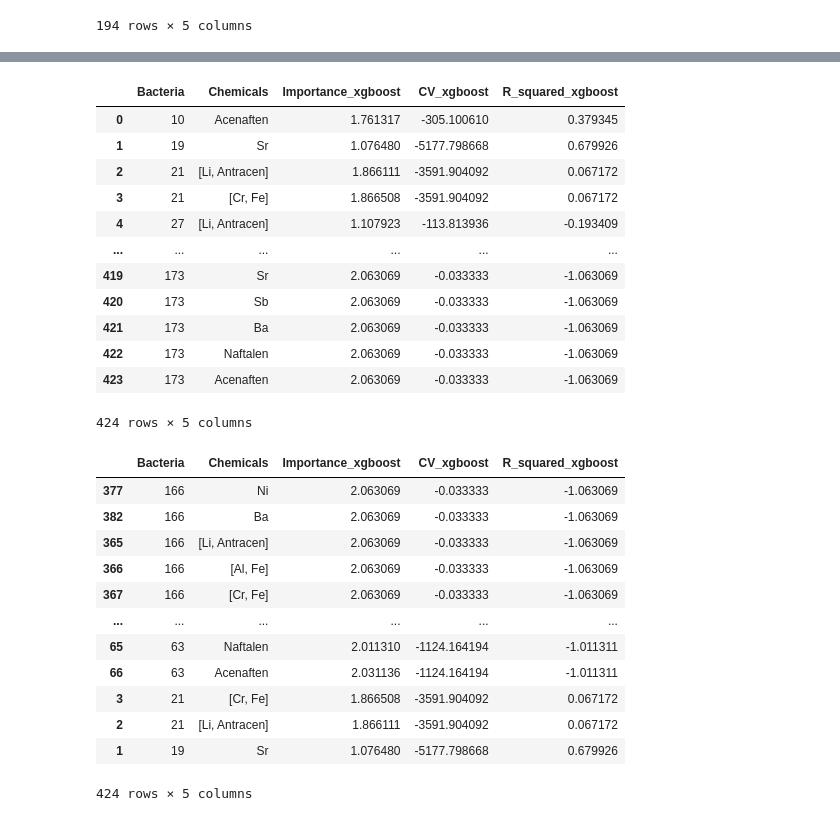
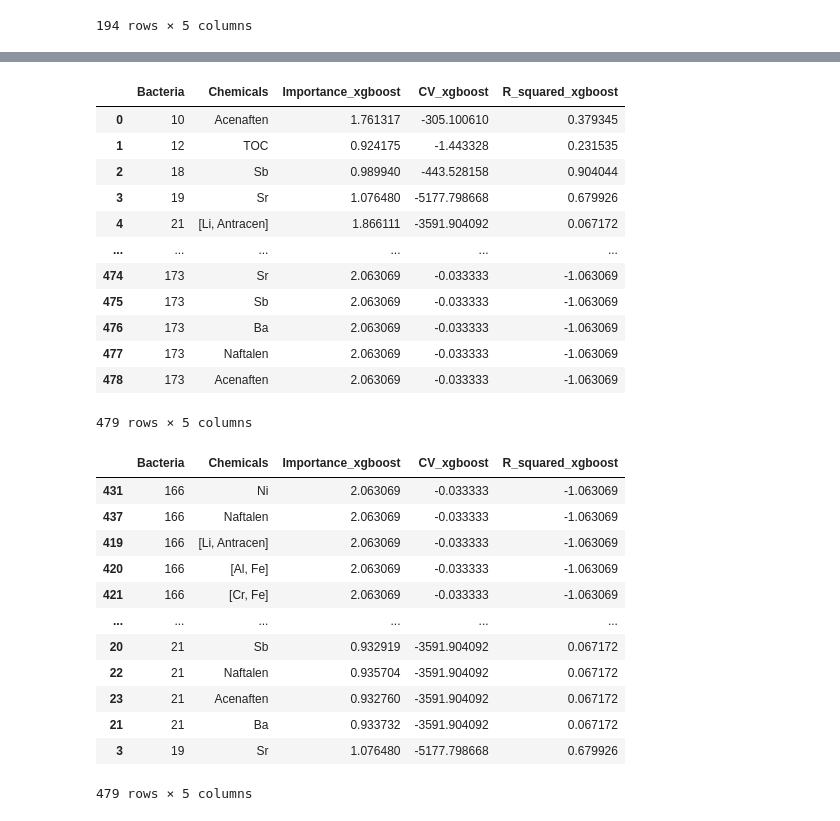
Before and after one commit to melehean/Bioinformatics-Project, a Jupyter notebook: class_analysis.ipynb, the cells around one changed output, grey strips where cells are left out. Drawn from its saved outputs; the diff is of its cells as text; code cells hidden in the pictures.

```diff
--- a/class_analysis.ipynb
+++ b/class_analysis.ipynb
@@ -76,42 +93,42 @@ decition_tree_importance
 # %%
 xgboost_feature_importance = results_gathering.important_relationships_for_all_bacteria(
     chemical_data,
     class_data,
     ml_importance_methods.get_xgboost_importance,
     model_name="xgboost",
-    importance_threshold=1.0)
+    importance_threshold=0.9)
 xgboost_feature_importance
 # %% [output]
 |  | Bacteria | Chemicals | Importance_xgboost | CV_xgboost | R_squared_xgboost |
 | 0 | 10 | Acenaften | 1.761317 | -305.100610 | 0.379345 |
-| 1 | 19 | Sr | 1.076480 | -5177.798668 | 0.679926 |
-| 2 | 21 | [Li, Antracen] | 1.866111 | -3591.904092 | 0.067172 |
-| 3 | 21 | [Cr, Fe] | 1.866508 | -3591.904092 | 0.067172 |
-| 4 | 27 | [Li, Antracen] | 1.107923 | -113.813936 | -0.193409 |
+| 1 | 12 | TOC | 0.924175 | -1.443328 | 0.231535 |
+| 2 | 18 | Sb | 0.989940 | -443.528158 | 0.904044 |
+| 3 | 19 | Sr | 1.076480 | -5177.798668 | 0.679926 |
+| 4 | 21 | [Li, Antracen] | 1.866111 | -3591.904092 | 0.067172 |
 | ... | ... | ... | ... | ... | ... |
-| 419 | 173 | Sr | 2.063069 | -0.033333 | -1.063069 |
-| 420 | 173 | Sb | 2.063069 | -0.033333 | -1.063069 |
-| 421 | 173 | Ba | 2.063069 | -0.033333 | -1.063069 |
-| 422 | 173 | Naftalen | 2.063069 | -0.033333 | -1.063069 |
-| 423 | 173 | Acenaften | 2.063069 | -0.033333 | -1.063069 |
+| 474 | 173 | Sr | 2.063069 | -0.033333 | -1.063069 |
+| 475 | 173 | Sb | 2.063069 | -0.033333 | -1.063069 |
+| 476 | 173 | Ba | 2.063069 | -0.033333 | -1.063069 |
+| 477 | 173 | Naftalen | 2.063069 | -0.033333 | -1.063069 |
+| 478 | 173 | Acenaften | 2.063069 | -0.033333 | -1.063069 |
-424 rows × 5 columns
+479 rows × 5 columns
 # %%
 sorted_xgboost_feature_importance = xgboost_feature_importance.sort_values("CV_xgboost", ascending=False)
 sorted_xgboost_feature_importance
 # %% [output]
 |  | Bacteria | Chemicals | Importance_xgboost | CV_xgboost | R_squared_xgboost |
-| 377 | 166 | Ni | 2.063069 | -0.033333 | -1.063069 |
-| 382 | 166 | Ba | 2.063069 | -0.033333 | -1.063069 |
-| 365 | 166 | [Li, Antracen] | 2.063069 | -0.033333 | -1.063069 |
-| 366 | 166 | [Al, Fe] | 2.063069 | -0.033333 | -1.063069 |
-| 367 | 166 | [Cr, Fe] | 2.063069 | -0.033333 | -1.063069 |
+| 431 | 166 | Ni | 2.063069 | -0.033333 | -1.063069 |
+| 437 | 166 | Naftalen | 2.063069 | -0.033333 | -1.063069 |
+| 419 | 166 | [Li, Antracen] | 2.063069 | -0.033333 | -1.063069 |
+| 420 | 166 | [Al, Fe] | 2.063069 | -0.033333 | -1.063069 |
+| 421 | 166 | [Cr, Fe] | 2.063069 | -0.033333 | -1.063069 |
 | ... | ... | ... | ... | ... | ... |
-| 65 | 63 | Naftalen | 2.011310 | -1124.164194 | -1.011311 |
-| 66 | 63 | Acenaften | 2.031136 | -1124.164194 | -1.011311 |
-| 3 | 21 | [Cr, Fe] | 1.866508 | -3591.904092 | 0.067172 |
-| 2 | 21 | [Li, Antracen] | 1.866111 | -3591.904092 | 0.067172 |
-| 1 | 19 | Sr | 1.076480 | -5177.798668 | 0.679926 |
+| 20 | 21 | Sb | 0.932919 | -3591.904092 | 0.067172 |
+| 22 | 21 | Naftalen | 0.935704 | -3591.904092 | 0.067172 |
+| 23 | 21 | Acenaften | 0.932760 | -3591.904092 | 0.067172 |
+| 21 | 21 | Ba | 0.933732 | -3591.904092 | 0.067172 |
+| 3 | 19 | Sr | 1.076480 | -5177.798668 | 0.679926 |
-424 rows × 5 columns
+479 rows × 5 columns
 # %%
 random_forest_feature_importance = results_gathering.important_relationships_for_all_bacteria(
     chemical_data,
```
Also changed, not shown: parts of 5 cells of this notebook, 4 other files.
